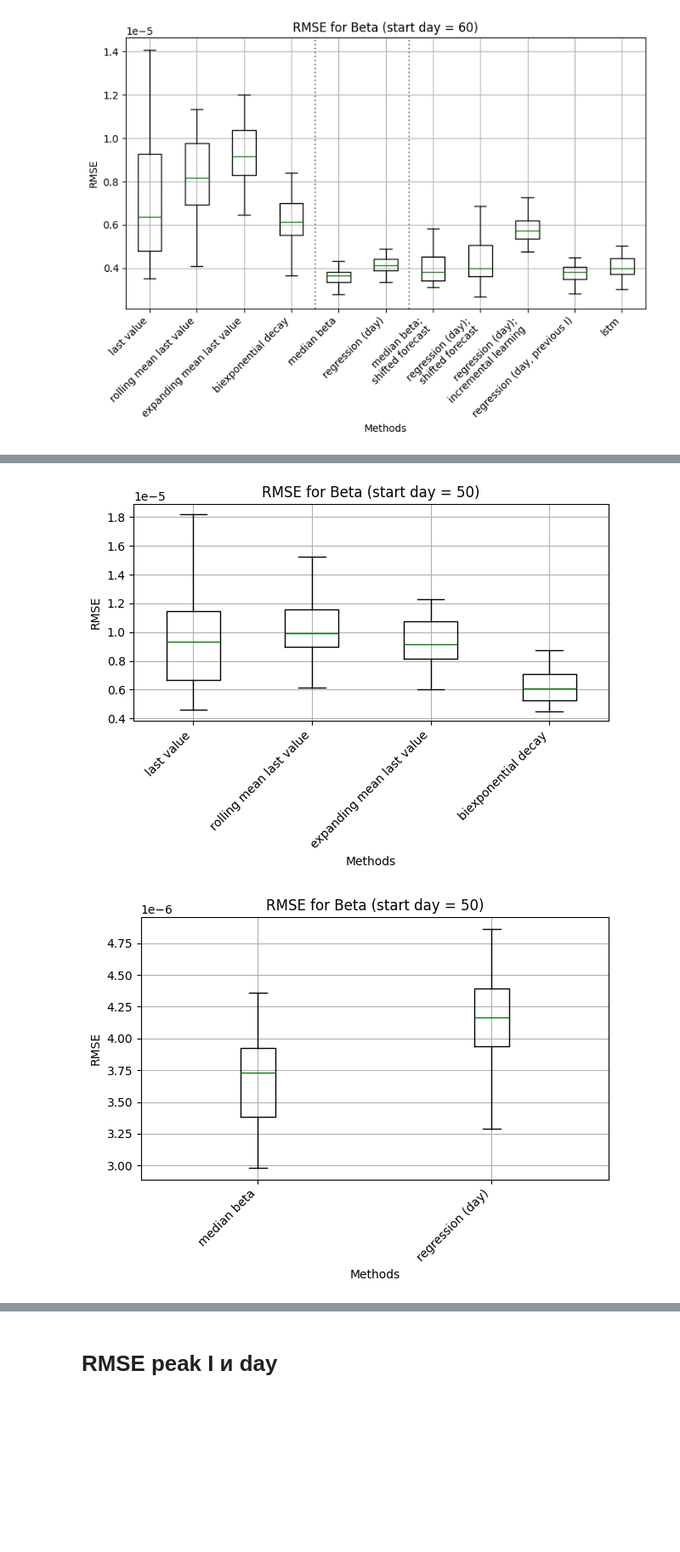
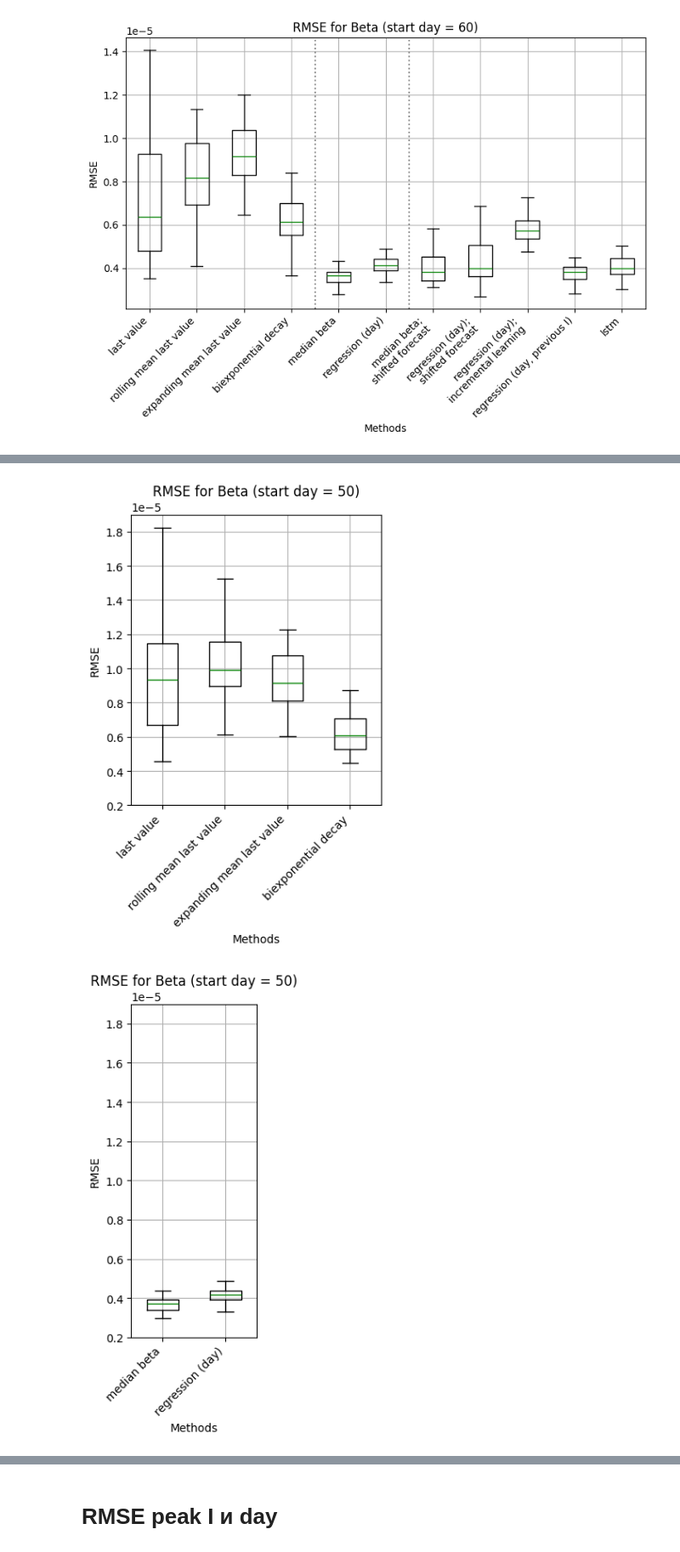
Before and after one commit to vnleonenko/Network_hybrid, a Jupyter notebook: plot_methods.ipynb, the cells around one changed output, grey strips where cells are left out. Shown at 85% size. Drawn from its saved outputs; the diff is of its cells as text; code cells hidden in the pictures; blank space fills up the shorter version.

```diff
--- a/plot_methods.ipynb
+++ b/plot_methods.ipynb
@@ -816,8 +818,8 @@ day = 50
 rmse_df = pd.read_csv(f'RMSE/rmse_I_results_{day}_start.csv')
 for i in range(len(methods)):
     # Создание боксплота
-    plt.figure()  # Установка размера графика
-    box = plt.boxplot(rmse_df[methods[i]], showfliers=False, medianprops=dict(color='blue'))
+    plt.figure(figsize=(8*len(methods[i])/11+1,6))  # Установка размера графика
+    box = plt.boxplot(rmse_df[methods[i]], showfliers=False, medianprops=dict(color='blue'), widths=0.5)
 
     # Настройка заголовка и меток
     plt.title(f'RMSE for Infected (start day = {day})')
@@ -831,7 +833,8 @@ for i in range(len(methods)):
 
     # Показать график
     plt.tight_layout()  # Автоматическая настройка отступов
+    plt.grid()
+    plt.ylim(-10, 610)
     plt.savefig(f'RMSE/rmse_I_boxplot_{day}_start_group_{i}.pdf', format='pdf', dpi=300, bbox_inches='tight')
-    plt.grid()
     plt.show()
 # %% [output]
@@ -841,27 +844,28 @@ for i in range(len(methods)):
 # %%
 day = 50
 # Загрузка данных из CSV
 rmse_df = pd.read_csv(f'RMSE/rmse_Beta_results_{day}_start.csv')
 for i in range(len(methods)):
     # Создание боксплота
-    plt.figure()  # Установка размера графика
-    box = plt.boxplot(rmse_df[methods[i]], showfliers=False, medianprops=dict(color='green'))
+    plt.figure(figsize=(8*len(methods[i])/11+1,6))  # Установка размера графика
+    box = plt.boxplot(rmse_df[methods[i]], showfliers=False, medianprops=dict(color='green'), widths=0.5)
 
     # Настройка заголовка и меток
     plt.title(f'RMSE for Beta (start day = {day})')
     plt.xlabel('Methods')
     plt.ylabel('RMSE')
 
     # Поворот меток по оси X для лучшей читаемости
     plt.xticks(ticks=np.arange(1, len(methods[i])+1),
             labels=methods[i], rotation=45, ha='right')
 
 
     # Показать график
     plt.tight_layout()  # Автоматическая настройка отступов
+    plt.grid()
+    plt.ylim(0.2 * 1e-5, 1.9 * 1e-5)
     plt.savefig(f'RMSE/rmse_Beta_boxplot_{day}_start_group_{i}.pdf', format='pdf', dpi=300, bbox_inches='tight')
-    plt.grid()
     plt.show()
 # %% [output]
-[figure, old version]
+[figure, new version]
-[figure, old version]
+[figure, new version]
```
Also changed, not shown: parts of 10 cells of this notebook.
